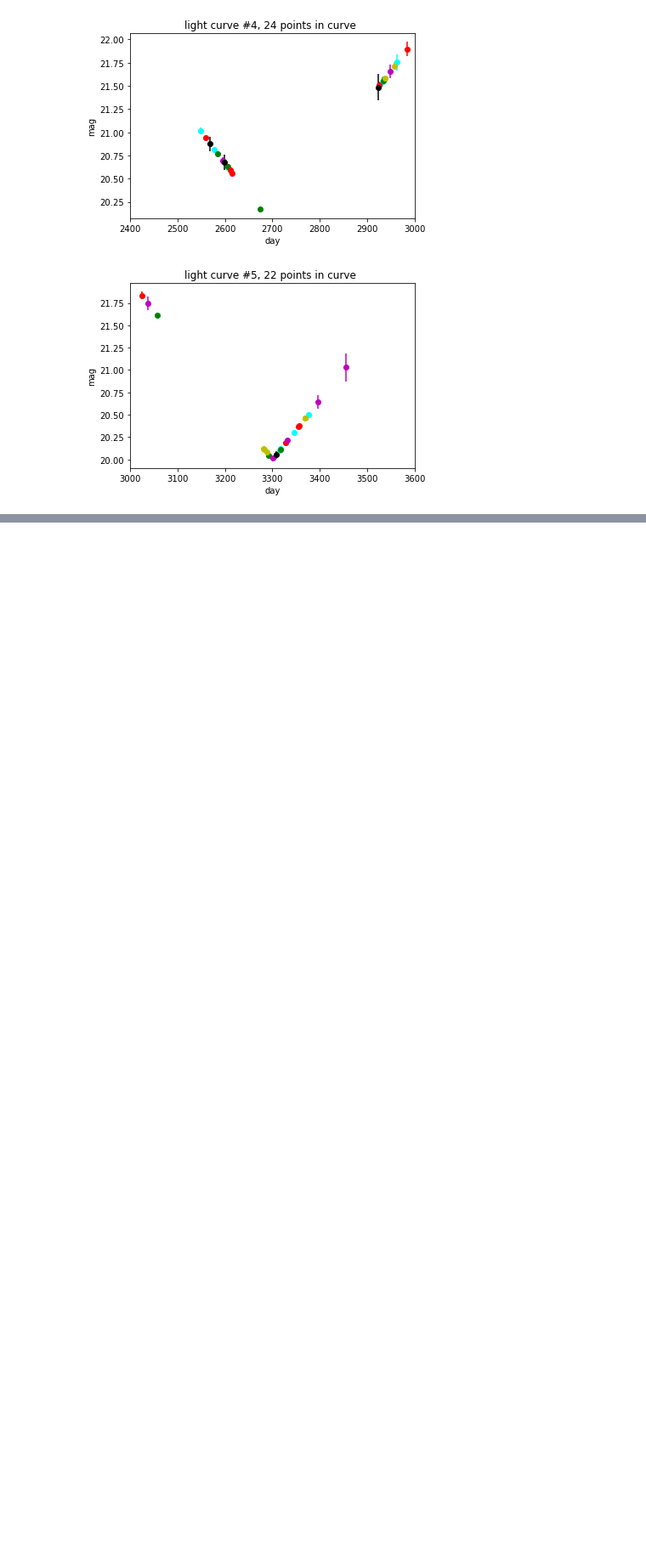
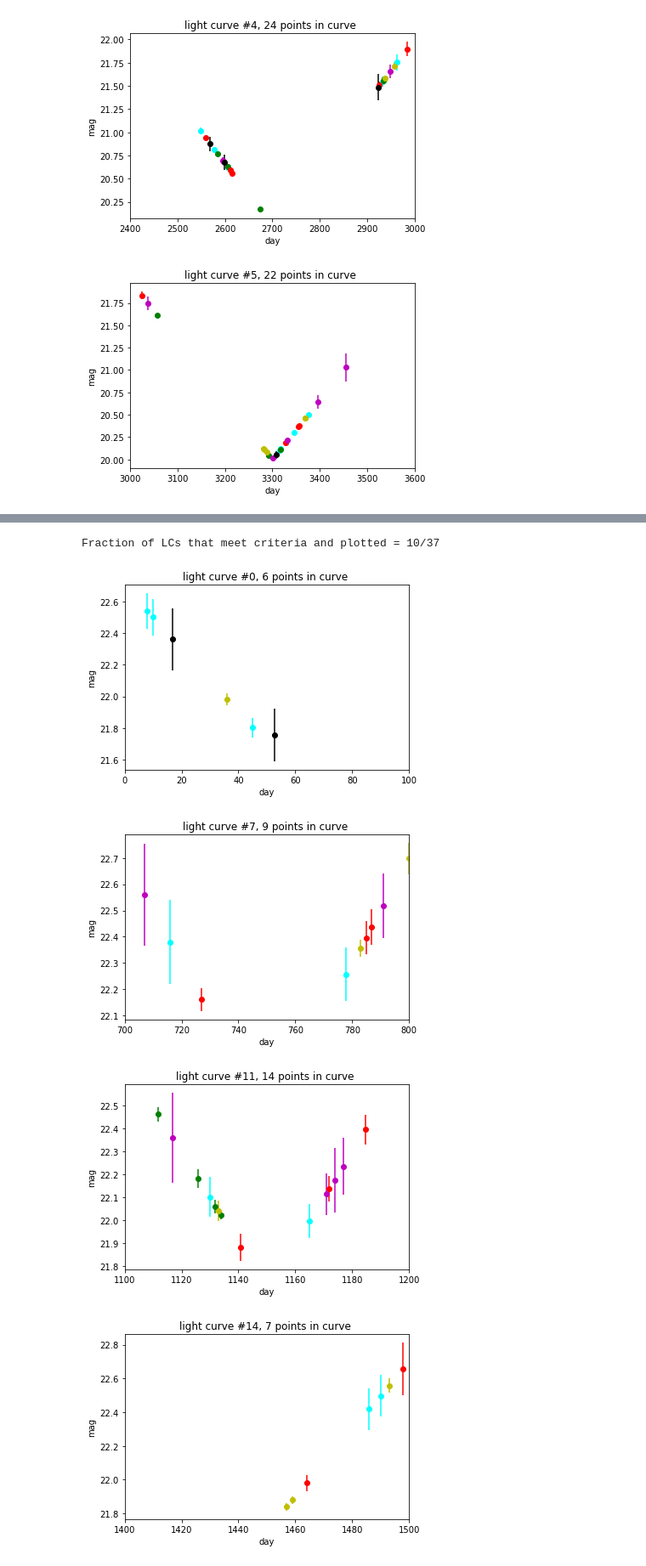
Before and after one commit to sylvielsstfr/MyCadence, a Jupyter notebook: LightCurves/PullLightCurves.ipynb, the cells around one changed output, grey strips where cells are left out. Shown: that part at 85% size. Cells and saved outputs as stored; diff of their text form; code cells hidden in the pictures; blank space fills up the shorter version.

Commit message:
add date between visits

```diff
--- a/LightCurves/PullLightCurves.ipynb
+++ b/LightCurves/PullLightCurves.ipynb
@@ -309,0 +355,43 @@ Fraction of LCs that meet criteria and plotted = 6/7
+# %%
+numOfLCs = np.ceil((data[mjdcol].max()-data[mjdcol].min())/transDuration)
+plotCounter = 0
+outputToASCII = True
+
+for lcn in np.arange(0,numOfLCs+1,1):
+    good = np.where((data[mjdcol] >= data[mjdcol].min()+transDuration*lcn) & \
+                    (data[mjdcol] <= data[mjdcol].min()+transDuration*(1+lcn)) & \
+                    (snr > snrLimit))
+    if good[0].size >= nPtsLimit:
+        if outputToASCII:
+            outfile = open('lc_%i.dat' % lcn, 'w')
+            outfile.write('MJD  filter  mag  magErr')
+            for i,mag in enumerate(data[mjdcol][good]):
+                outfile.write('%f  %s  %f  %f' % (
+                    data[mjdcol][good][i], data['filter'][good][i],
+                    lc[good][i], lc_err[good][i]))
+            outfile.close()
+        plotCounter += 1
+        plt.figure()
+        # Counter
+        numPoints = 0
+        for filterName in filters:
+            good = np.where((data['filter'] == filterName) & \
+                            (data[mjdcol] >= data[mjdcol].min()+transDuration*lcn) & \
+                            (data[mjdcol] <= data[mjdcol].min()+transDuration*(1+lcn)) & \
+                            (snr > snrLimit))
+            plt.errorbar(data[mjdcol][good]-dayZero, lc[good], yerr=lc_err[good],
+                         c=colors[filterName], marker='o', linestyle='None')
+            numPoints += good[0].size
+        explodeDate=data[mjdcol].min()+transDuration*lcn
+        plt.xlim([explodeDate-dayZero,explodeDate+transDuration-dayZero])
+        plt.xlabel('day')
+        plt.ylabel('mag')
+        plt.title('light curve #%i, %i points in curve ' % (lcn, numPoints))
+        #plt.ylim([25., 22.5])
+print('Fraction of LCs that meet criteria and plotted = %i/%i' % (plotCounter, numOfLCs))
+# %% [output]
+Fraction of LCs that meet criteria and plotted = 10/37
+[figure, added]
+[figure, added]
+[figure, added]
+[figure, added]
```
Also changed, not shown: parts of 15 cells of this notebook, 5 other files.
